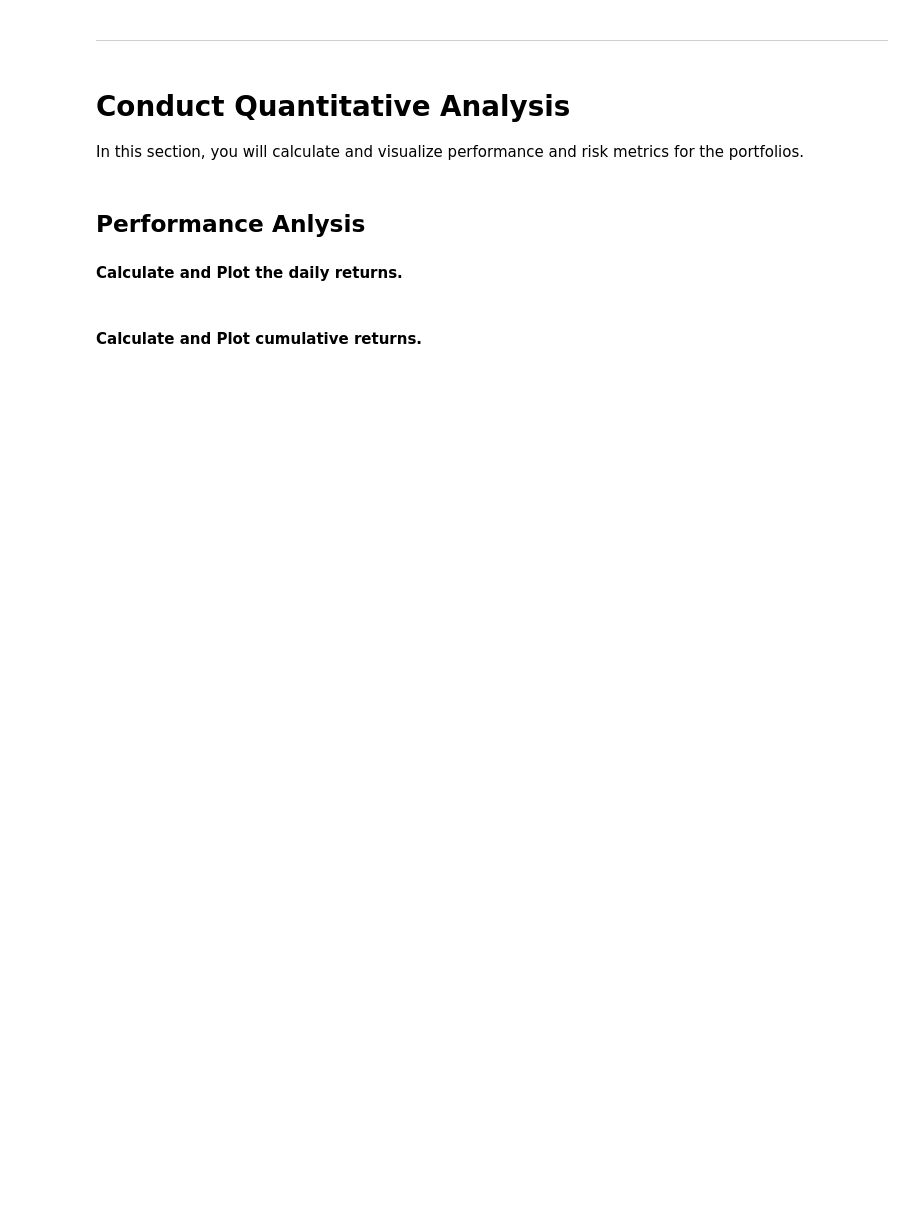
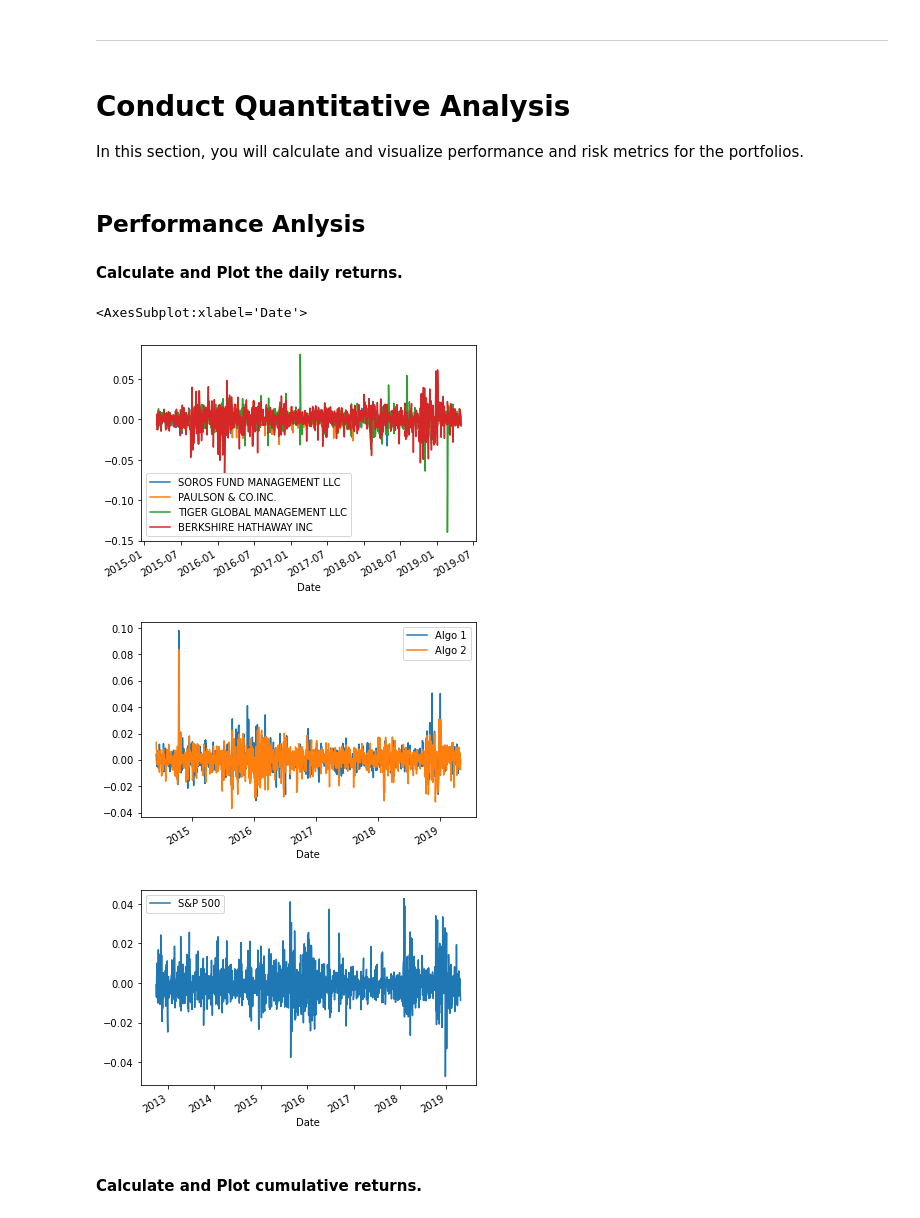
Before and after one commit to jgb161/Pandas-Financial-Analysis, a Jupyter notebook: whale_analysis.ipynb, the cells around one changed output. Cells and saved outputs as stored; diff of their text form; code cells hidden in the pictures; blank space fills up the shorter version.

```diff
--- a/whale_analysis.ipynb
+++ b/whale_analysis.ipynb
@@ -60,0 +68,5 @@ Read the algorithmic daily returns and clean the data
+# %%
+# Reading algorithmic returns
+algo_return_csv = Path("Resources/algo_returns.csv")
+algo_return_df = pd.read_csv(algo_return_csv, index_col ="Date", parse_dates = True, infer_datetime_format = True)
+algo_return_df.head()
@@ -63,2 +88,4 @@ Read the algorithmic daily returns and clean the data
 # %%
 # Drop nulls
+algo_return_df.dropna(inplace=True)
+algo_return_df.head()
@@ -144,5 +187,13 @@ In this section, you will calculate and visualize performance and risk metrics f
 #### Calculate and Plot the daily returns.
 # %%
 # Plot daily returns of all portfolios
+whale_return_df.plot()
+algo_return_df.plot()
+sp500_daily_returns.plot()
+# %% [output]
+<AxesSubplot:xlabel='Date'>
+[figure, added]
+[figure, added]
+[figure, added]
 # %% [markdown]
 #### Calculate and Plot cumulative returns.
```
Also changed, not shown: parts of 12 cells of this notebook.
